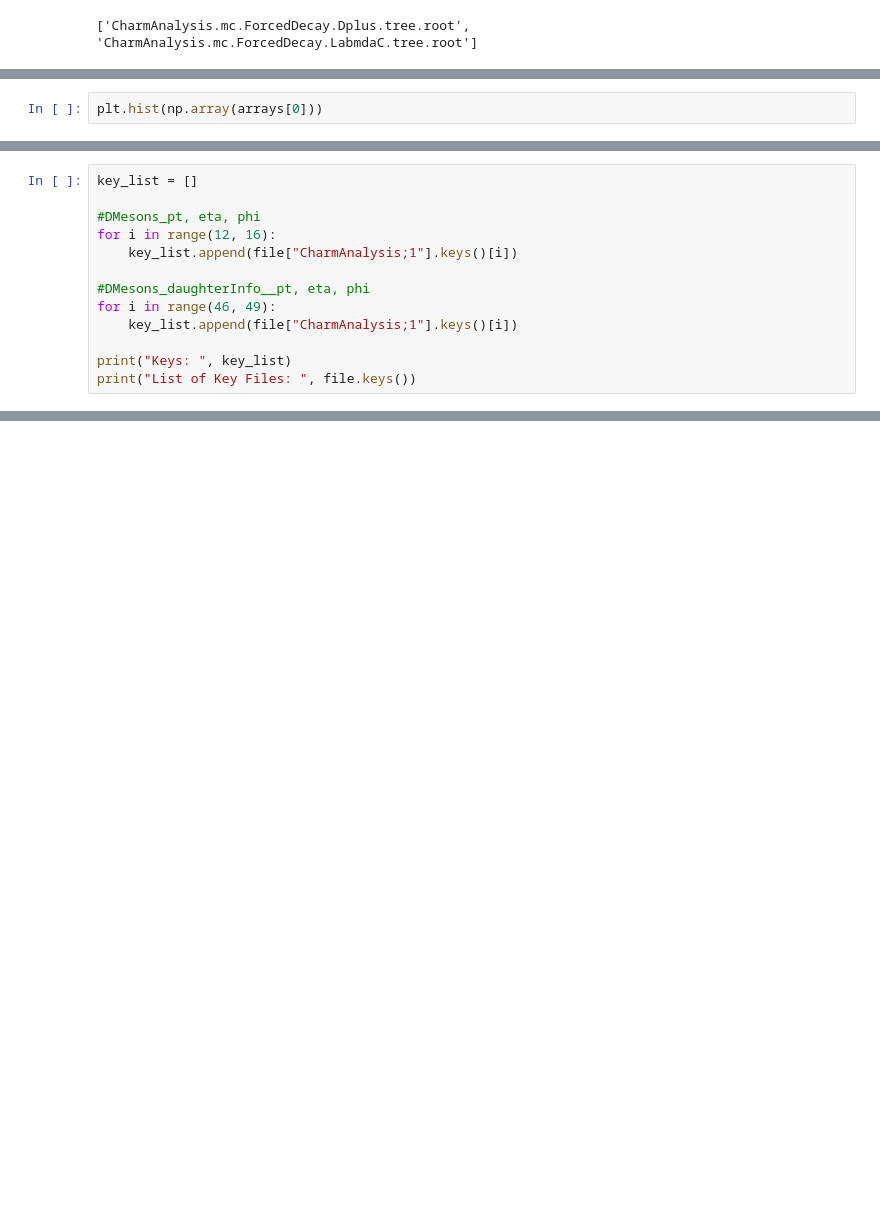
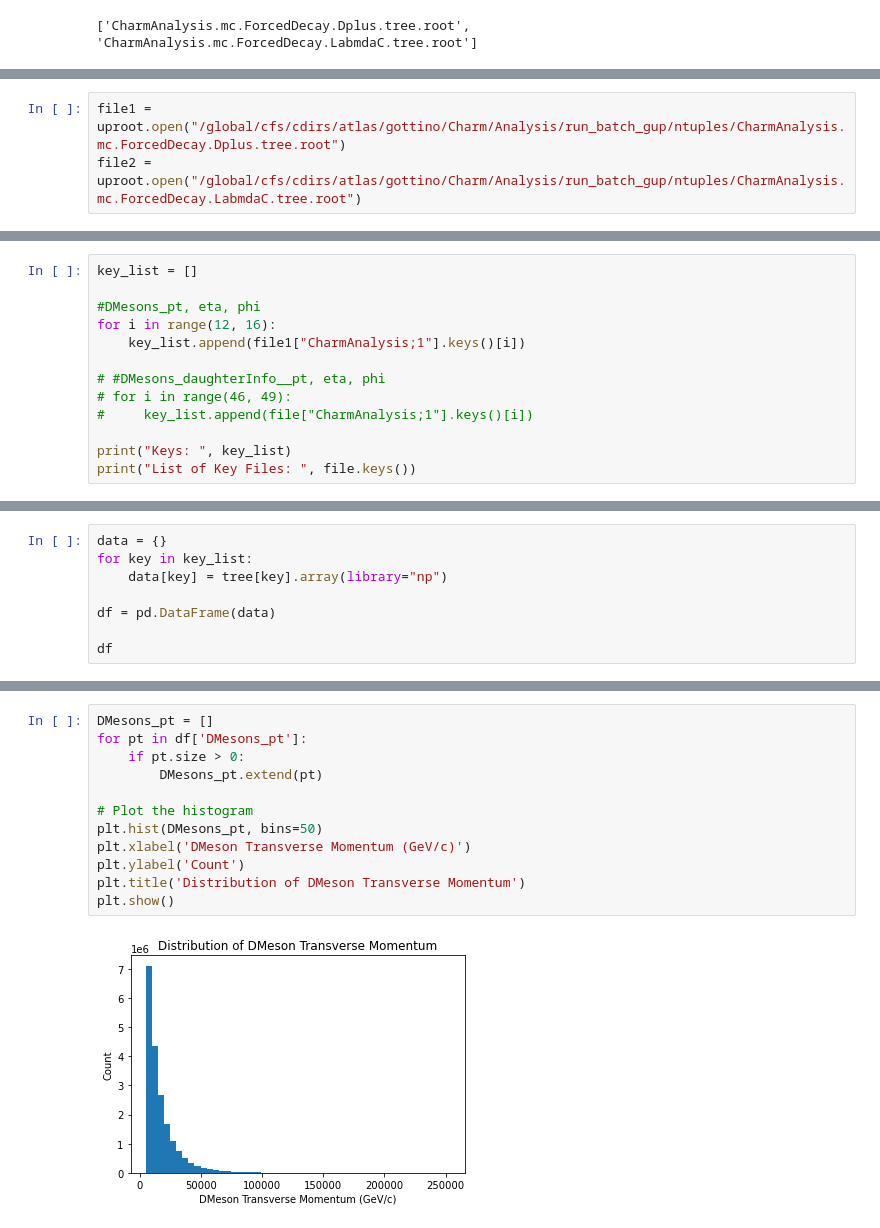
Before and after one commit to GitGup/ML_Projects, a Jupyter notebook: MCAnalysis.ipynb, the cells around one changed output, grey strips where cells are left out. Saved outputs shown, nothing was run; the diff lists cells and outputs as text; blank space fills up the shorter version.

Commit message:
implemented show function, changed process_ntuple to return trees only, plotted

```diff
--- a/MCAnalysis.ipynb
+++ b/MCAnalysis.ipynb
@@ -60,2 +53,3 @@ arrays[0]
 # %%
-plt.hist(np.array(arrays[0]))
+file1 = uproot.open("/global/cfs/cdirs/atlas/gottino/Charm/Analysis/run_batch_gup/ntuples/CharmAnalysis.mc.ForcedDecay.Dplus.tree.root")
+file2 = uproot.open("/global/cfs/cdirs/atlas/gottino/Charm/Analysis/run_batch_gup/ntuples/CharmAnalysis.mc.ForcedDecay.LabmdaC.tree.root")
@@ -72,11 +89,11 @@ key_list = []
 
 #DMesons_pt, eta, phi
 for i in range(12, 16):
-    key_list.append(file["CharmAnalysis;1"].keys()[i])
+    key_list.append(file1["CharmAnalysis;1"].keys()[i])
 
-#DMesons_daughterInfo__pt, eta, phi
-for i in range(46, 49):
-    key_list.append(file["CharmAnalysis;1"].keys()[i])
+# #DMesons_daughterInfo__pt, eta, phi
+# for i in range(46, 49):
+#     key_list.append(file["CharmAnalysis;1"].keys()[i])
 
 print("Keys: ", key_list)
 print("List of Key Files: ", file.keys())
@@ -85 +102,9 @@ Keys:  ['DMesons_pt', 'DMesons_m', 'DMesons_eta', 'DMesons_phi', 'DMesons_daught
 List of Key Files:  ['cutflow;1', 'track_cflow;1', 'tight_track_cflow;1', 'CharmAnalysis;1']
+# %%
+data = {}
+for key in key_list:
+    data[key] = tree[key].array(library="np")
+
+df = pd.DataFrame(data)
+
+df
@@ -85,0 +125,14 @@ List of Key Files:  ['cutflow;1', 'track_cflow;1', 'tight_track_cflow;1', 'Charm
+# %%
+DMesons_pt = []
+for pt in df['DMesons_pt']:
+    if pt.size > 0:
+        DMesons_pt.extend(pt)
+
+# Plot the histogram
+plt.hist(DMesons_pt, bins=50)
+plt.xlabel('DMeson Transverse Momentum (GeV/c)')
+plt.ylabel('Count')
+plt.title('Distribution of DMeson Transverse Momentum')
+plt.show()
+# %% [output]
+[figure, added]
```
Also changed, not shown: parts of 12 cells of this notebook.
